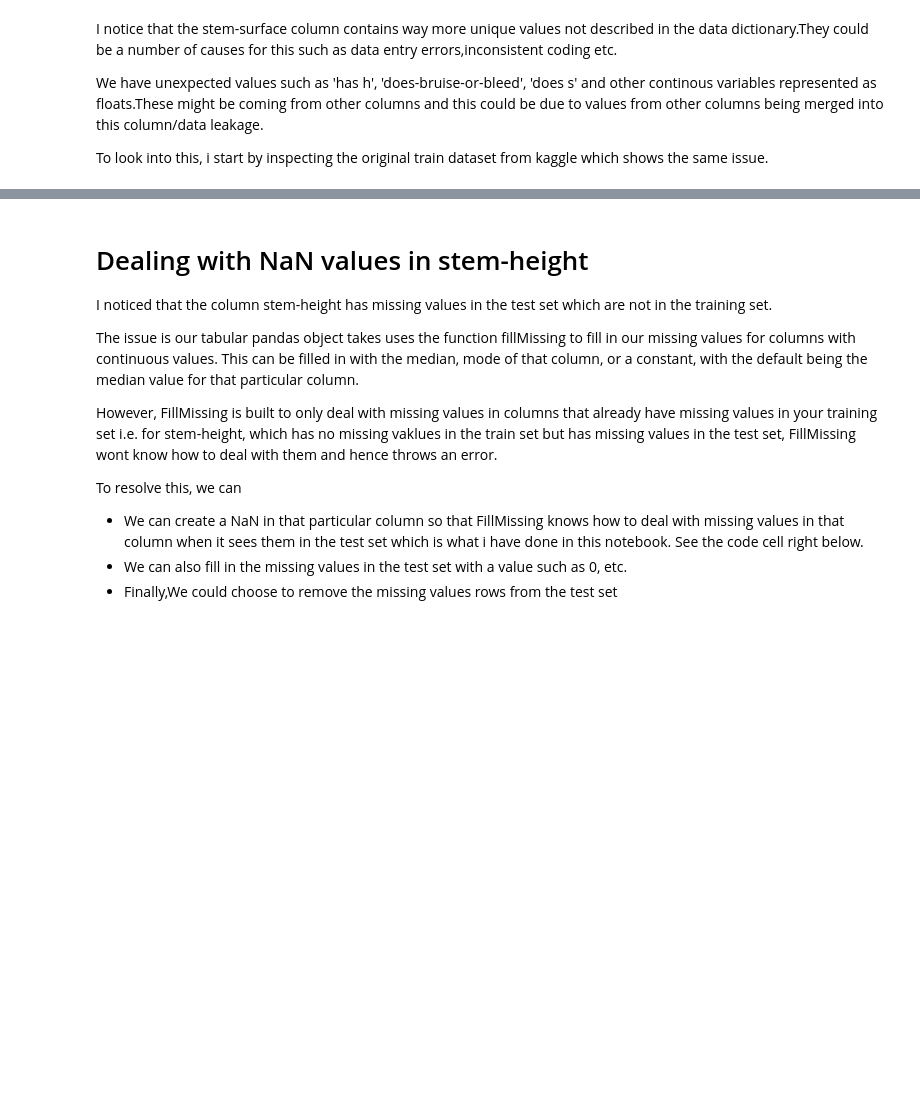
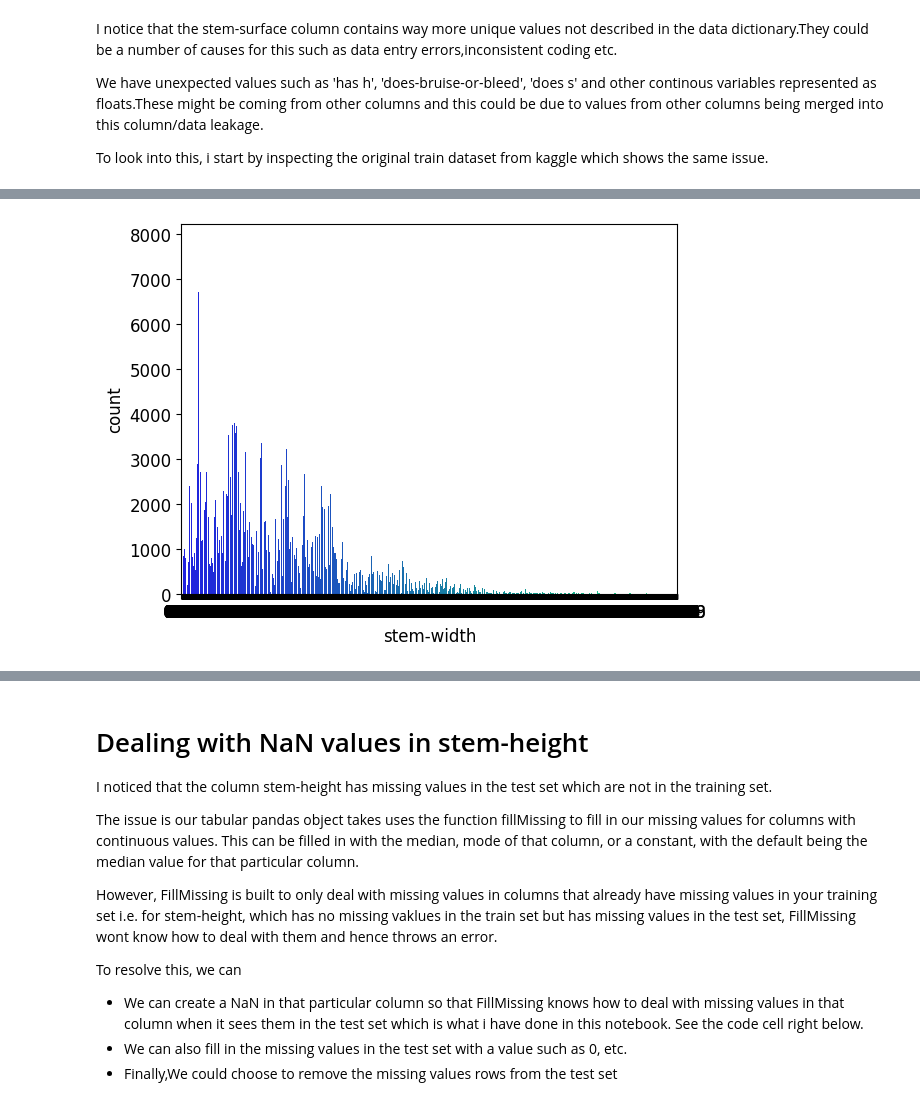
Before and after one commit to rubanzasilva/poisonous_mushrooms_classification, a Jupyter notebook: fastai_gradient_boosting.ipynb, the cells around one changed output, grey strips where cells are left out. Saved outputs shown, nothing was run; the diff lists cells and outputs as text; code cells hidden in the pictures; blank space fills up the shorter version.

```diff
--- a/fastai_gradient_boosting.ipynb
+++ b/fastai_gradient_boosting.ipynb
@@ -519,0 +529,5 @@ We shall use fastai's FillMissing to deal with the NaN's as shown below.
+# %%
+sns.countplot(x='stem-width', data=train_df, palette='winter')
+plt.show()
+# %% [output]
+[figure, added]
```
Also changed, not shown: parts of 80 cells of this notebook.
